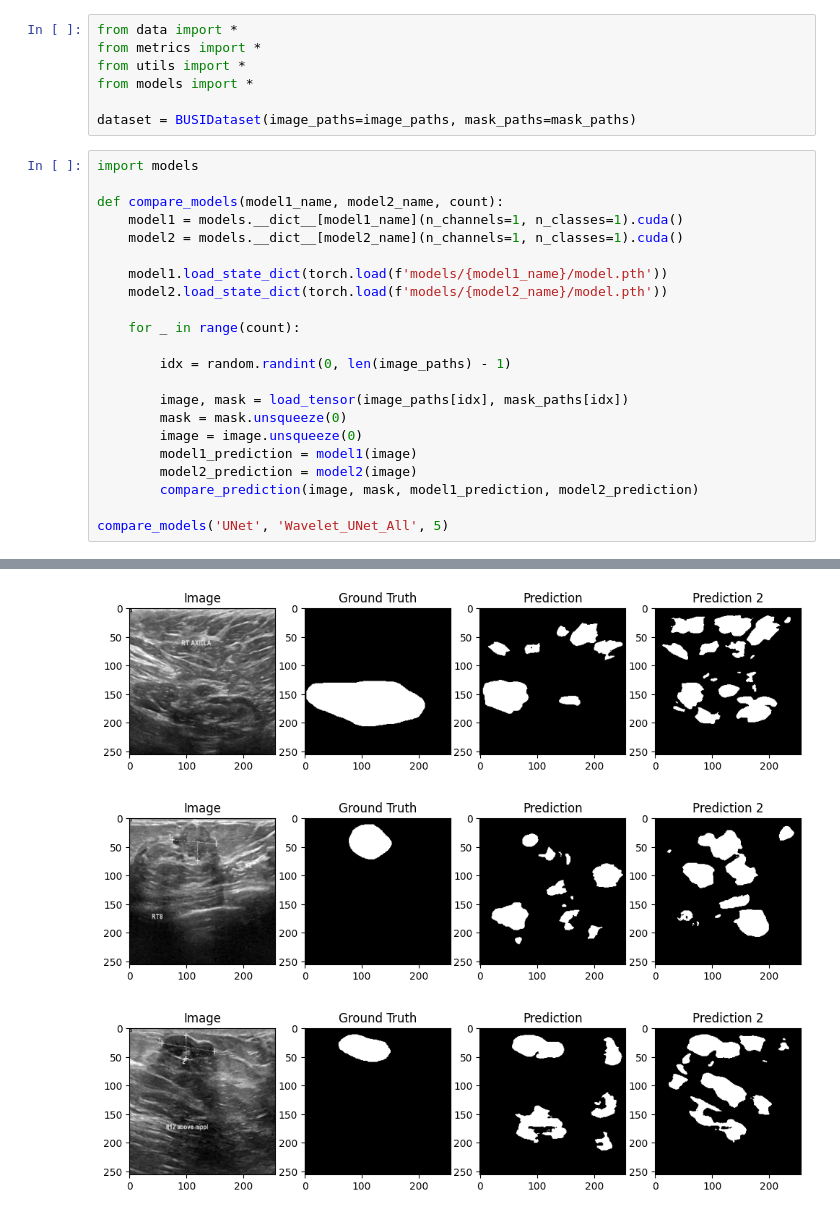
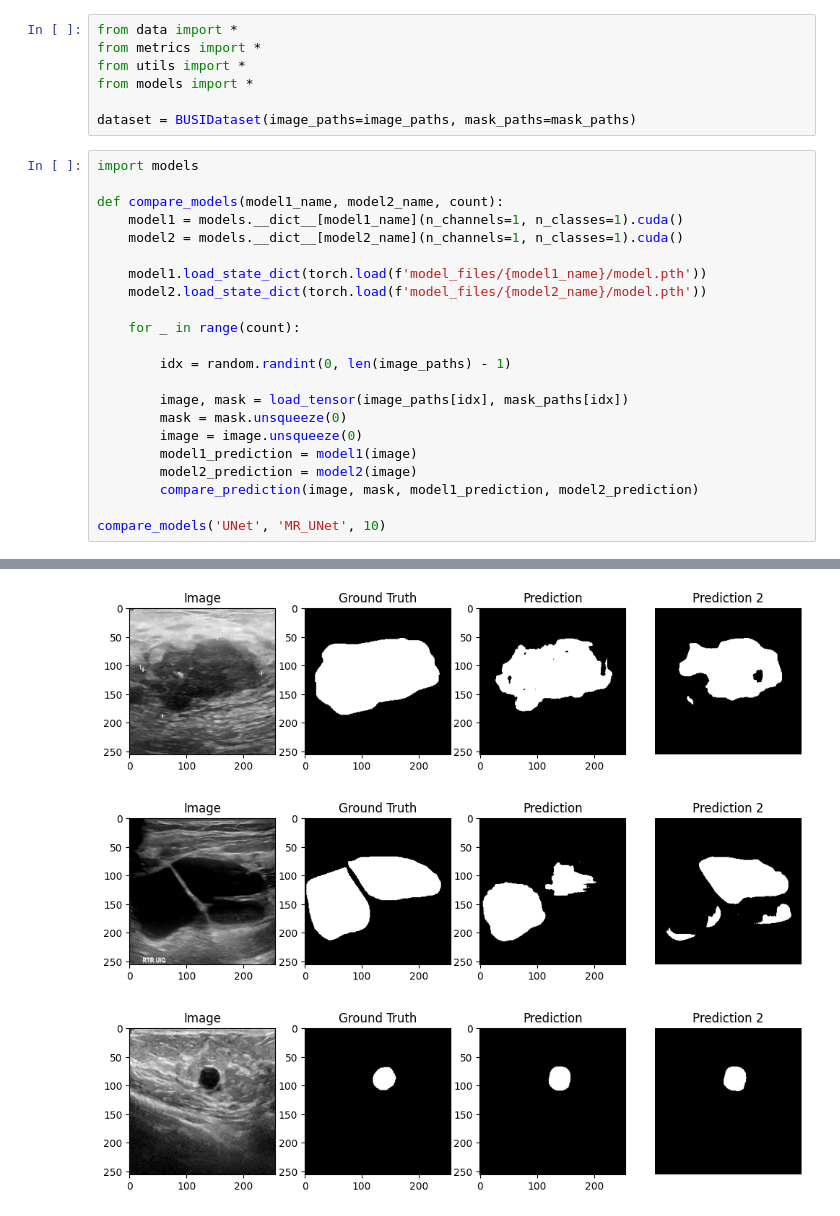
Before and after one commit to Ssshanto/wavelet-ensemble-unet, a Jupyter notebook: debugging.ipynb, the cells around one changed output, grey strips where cells are left out. Saved outputs shown, nothing was run; the diff lists cells and outputs as text.

```diff
--- a/debugging.ipynb
+++ b/debugging.ipynb
@@ -80,8 +80,8 @@ def compare_models(model1_name, model2_name, count):
     model1 = models.__dict__[model1_name](n_channels=1, n_classes=1).cuda()
     model2 = models.__dict__[model2_name](n_channels=1, n_classes=1).cuda()
 
-    model1.load_state_dict(torch.load(f'models/{model1_name}/model.pth'))
-    model2.load_state_dict(torch.load(f'models/{model2_name}/model.pth'))
+    model1.load_state_dict(torch.load(f'model_files/{model1_name}/model.pth'))
+    model2.load_state_dict(torch.load(f'model_files/{model2_name}/model.pth'))
 
     for _ in range(count):
 
@@ -94,5 +94,5 @@ def compare_models(model1_name, model2_name, count):
         model2_prediction = model2(image)
         compare_prediction(image, mask, model1_prediction, model2_prediction)
 
-compare_models('UNet', 'Wavelet_UNet_All', 5)
+compare_models('UNet', 'MR_UNet', 10)
 # %% [output]
@@ -100,3 +100,3 @@ compare_models('UNet', 'Wavelet_UNet_All', 5)
-[figure, old version]
+[figure, new version]
-[figure, old version]
+[figure, new version]
-[figure, old version]
+[figure, new version]
```
Also changed, not shown: parts of 8 cells of this notebook, 11 other files.
